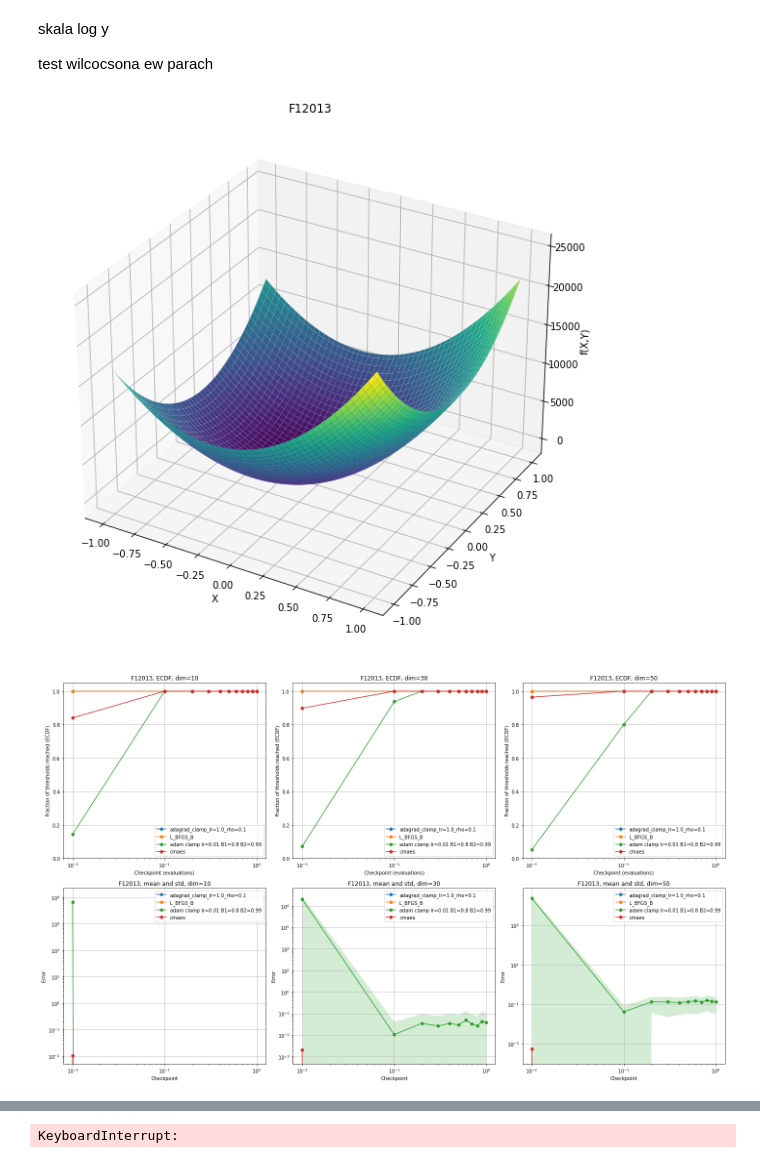
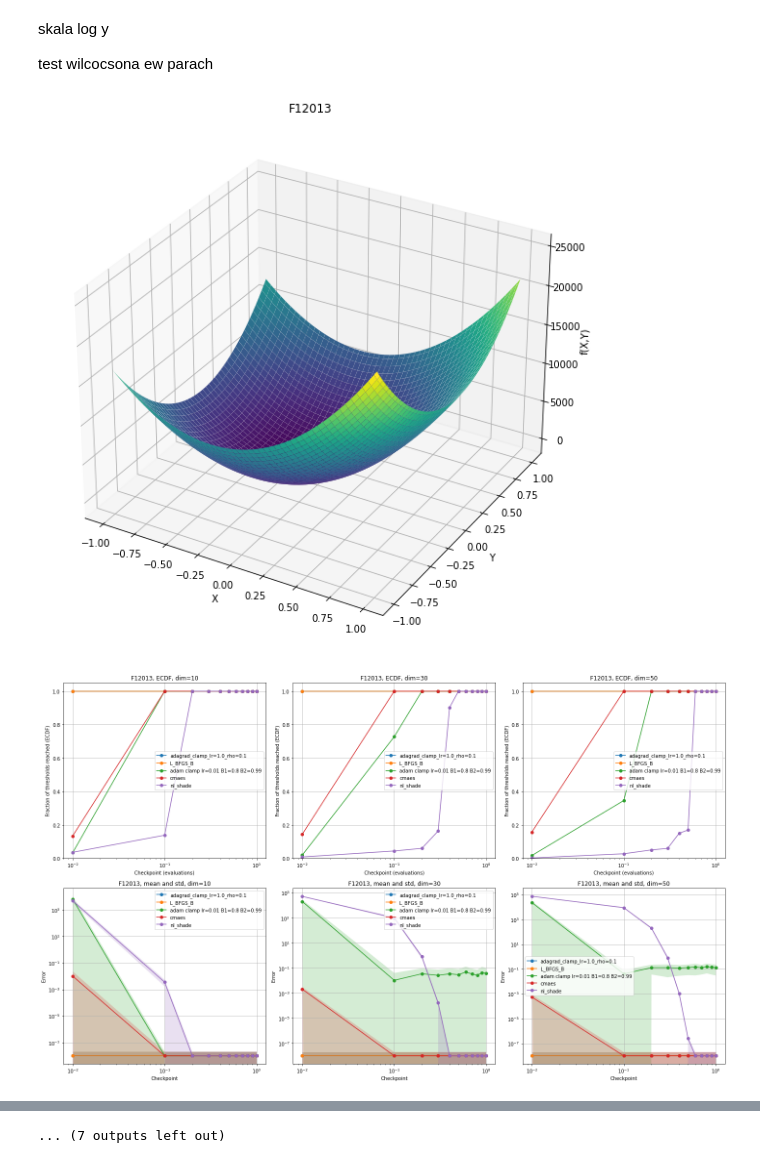
Before and after one commit to brzoza6538/stochastic-gradient-vs-global-methods, a Jupyter notebook: comparison.ipynb, the cells around one changed output, grey strips where cells are left out. Drawn from its saved outputs; the diff is of its cells as text; code cells hidden in the pictures.

```diff
--- a/comparison.ipynb
+++ b/comparison.ipynb
@@ -213,21 +237,18 @@ def compare(logs):
             ax = axs[plot_idx]
             for algorithm_name, run_record in algs_run_records.items():
                 y = ecdf(run_record, ecdf_thresholds, dim)
-
-                # logit transformacja
-                y_clip = np.clip(y, 1e-6, 1-1e-6)  # zabezpieczenie przed 0 i 1
-                y_logit = logit(y_clip)
-
-                ax.plot(globals.def_checkpoints, y_logit, label=algorithm_name, marker='o')
+                ax.plot(globals.def_checkpoints, y, label=algorithm_name, marker='o')
 
             ax.set_xlabel('Checkpoint (evaluations)')
-            ax.set_ylabel('Logit of fraction reached')
-            ax.set_title(f"{curr_f['shortname']}, ECDF (logit), dim={dim}")
+            ax.set_ylabel('Fraction of thresholds reached (ECDF)')
+            ax.set_title(f"{curr_f['shortname']}, ECDF, dim={dim}")
             ax.set_xscale('log')
+            ax.set_ylim([0, 1.05])
             ax.grid(True)
             ax.legend()
 
             plot_idx += 1
+
         # Mean + Std
         for dim in globals.def_dimensions:
             ax = axs[plot_idx]
@@ -274,15 +293,15 @@ test wilcocsona ew parach
 # %%
 to_compare = []
 
 # indxs = [3, 4, 5, 6, ]
 # indxs = [10, 11, 12]
-indxs = [0, 1, 3, 4]#, 2]
+indxs = [0, 1, 3, 4, 2]
 
 for i in indxs:
     to_compare.append(logs[i])
 
 compare(to_compare)
 # %% [output]
 [figure]
-[figure, old version]
+[figure, new version]
 [figure]
@@ -291 +317 @@ compare(to_compare)
-KeyboardInterrupt:
+... (7 outputs left out)
```
Also changed, not shown: parts of 4 cells of this notebook, 8 other files.
